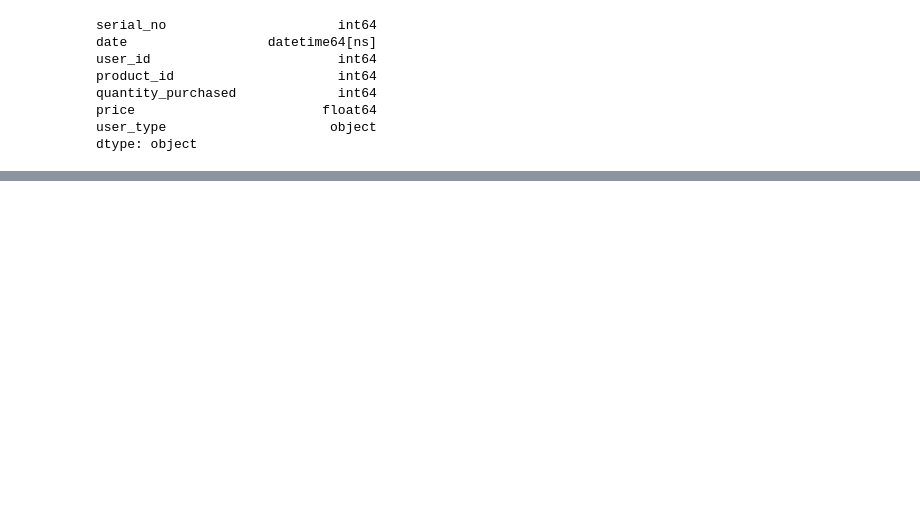
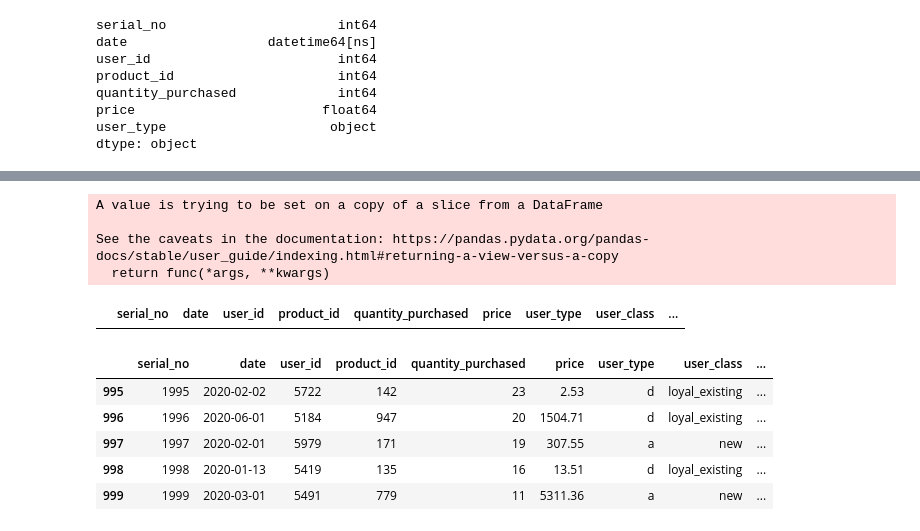
Before and after one commit to EAsencios/DEEP-LEARING, a Jupyter notebook: data_wrangling.ipynb, the cells around one changed output, grey strips where cells are left out. Cells and saved outputs as stored; diff of their text form; code cells hidden in the pictures; blank space fills up the shorter version.

```diff
--- a/data_wrangling.ipynb
+++ b/data_wrangling.ipynb
@@ -421,0 +442,23 @@ Name: user_type, Length: 969, dtype: object
+# %%
+df_dropped.drop_duplicates(subset=['serial_no'], inplace=True)
+# %% [output]
+A value is trying to be set on a copy of a slice from a DataFrame
+
+See the caveats in the documentation: https://pandas.pydata.org/pandas-docs/stable/user_guide/indexing.html#returning-a-view-versus-a-copy
+  return func(*args, **kwargs)
+# %%
+df_dropped[df_dropped.duplicated(subset=['serial_no'])]
+# %% [output]
+|  | serial_no | date | user_id | product_id | quantity_purchased | price | user_type | user_class | ... |
+# %%
+# using map to dummy encode
+type_map={'a':0, 'b':1, 'c':2, 'd':3, np.NAN:-1}
+df['encoded_user_type'] = df.user_type.map(type_map)
+df.tail()
+# %% [output]
+|  | serial_no | date | user_id | product_id | quantity_purchased | price | user_type | user_class | ... |
+| 995 | 1995 | 2020-02-02 | 5722 | 142 | 23 | 2.53 | d | loyal_existing | ... |
+| 996 | 1996 | 2020-06-01 | 5184 | 947 | 20 | 1504.71 | d | loyal_existing | ... |
+| 997 | 1997 | 2020-02-01 | 5979 | 171 | 19 | 307.55 | a | new | ... |
+| 998 | 1998 | 2020-01-13 | 5419 | 135 | 16 | 13.51 | d | loyal_existing | ... |
+| 999 | 1999 | 2020-03-01 | 5491 | 779 | 11 | 5311.36 | a | new | ... |
```
Also changed, not shown: parts of 18 cells of this notebook.
